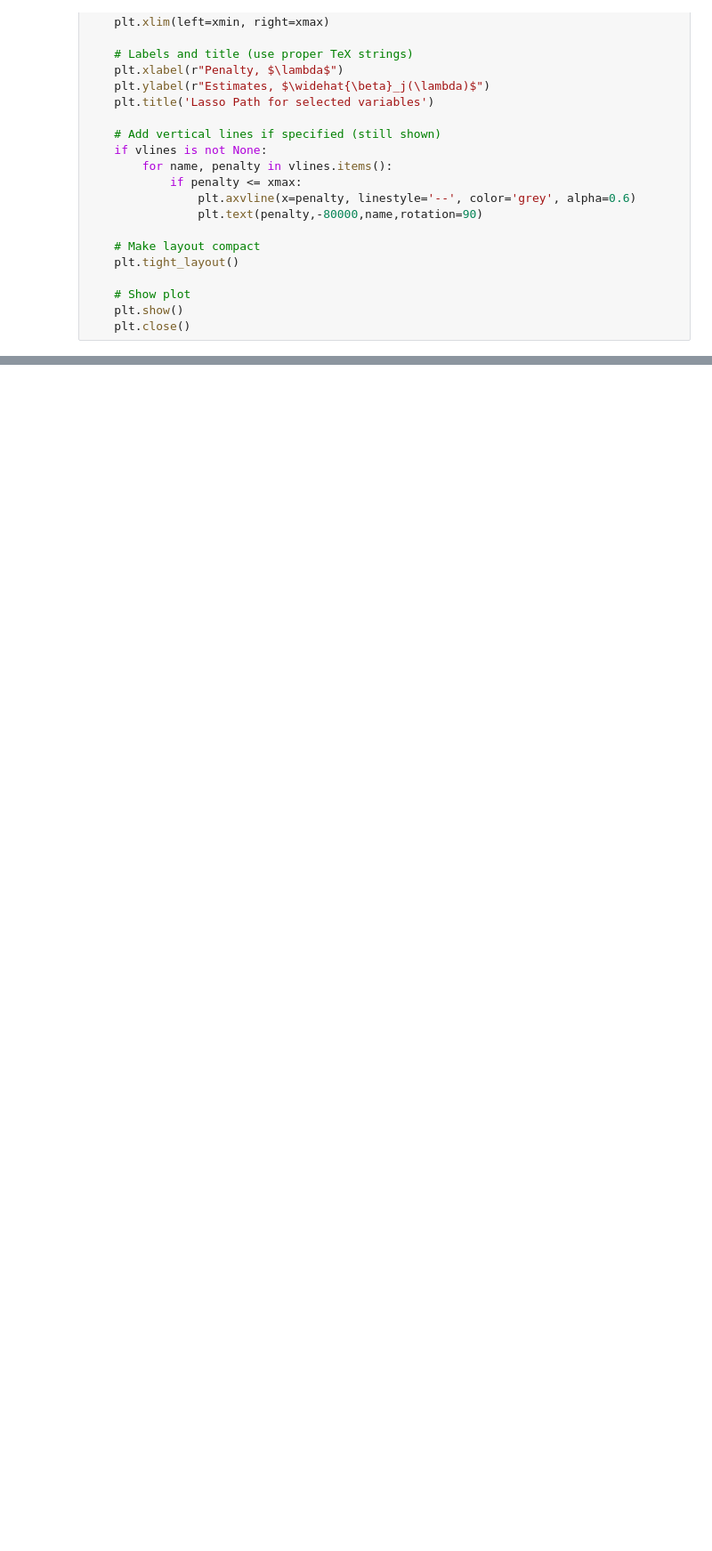
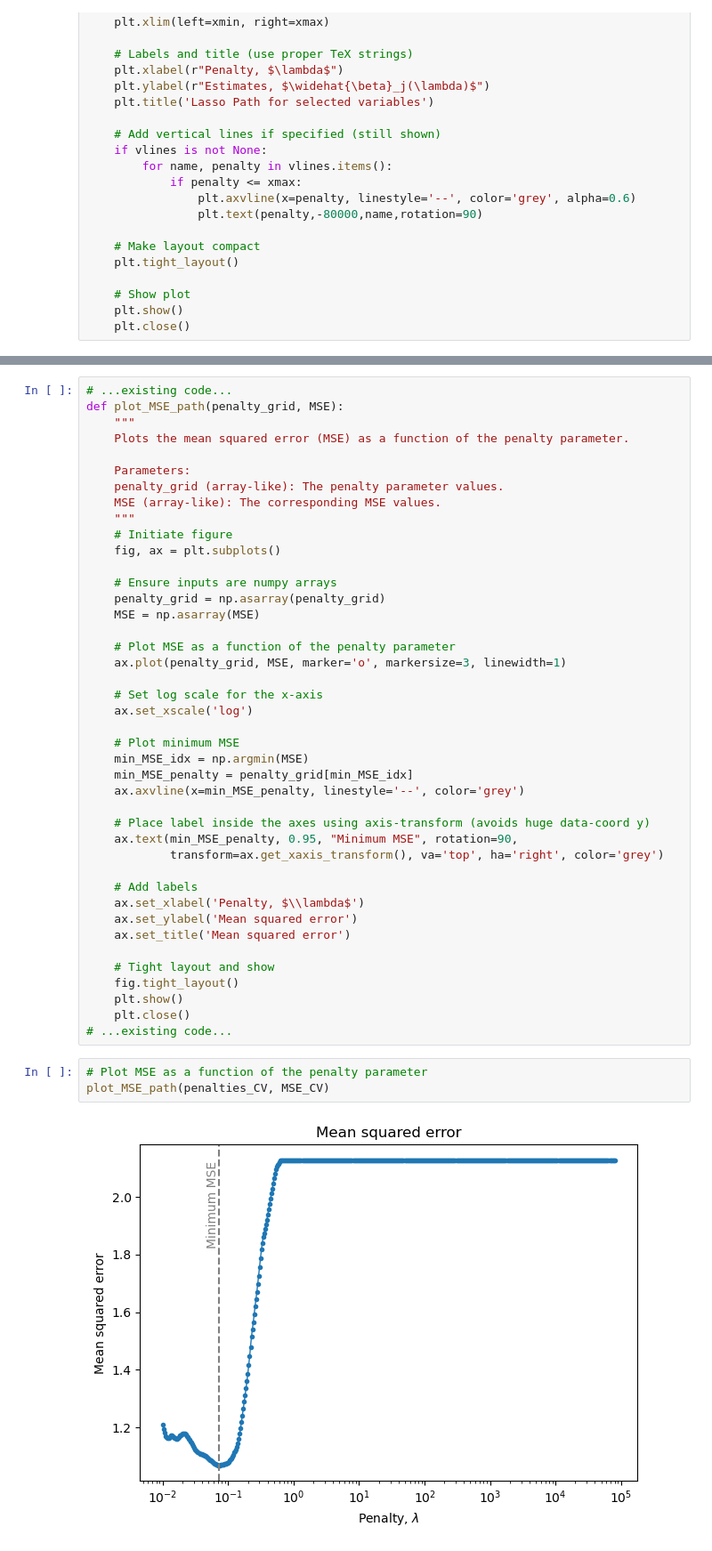
Before and after one commit to LucasJantunen/AdvMicroEconometrics, a Jupyter notebook: Project 2/getting_started.ipynb, the cells around one changed output, grey strips where cells are left out. Shown at 89% size. Drawn from its saved outputs; the diff is of its cells as text; blank space fills up the shorter version.

```diff
--- a/Project 2/getting_started.ipynb
+++ b/Project 2/getting_started.ipynb
@@ -620,0 +742,47 @@ Never selected: ['elevstd', 'iron']
+# %%
+# ...existing code...
+def plot_MSE_path(penalty_grid, MSE):
+    """
+    Plots the mean squared error (MSE) as a function of the penalty parameter.
+
+    Parameters:
+    penalty_grid (array-like): The penalty parameter values.
+    MSE (array-like): The corresponding MSE values.
+    """
+    # Initiate figure
+    fig, ax = plt.subplots()
+
+    # Ensure inputs are numpy arrays
+    penalty_grid = np.asarray(penalty_grid)
+    MSE = np.asarray(MSE)
+
+    # Plot MSE as a function of the penalty parameter
+    ax.plot(penalty_grid, MSE, marker='o', markersize=3, linewidth=1)
+
+    # Set log scale for the x-axis
+    ax.set_xscale('log')
+
+    # Plot minimum MSE
+    min_MSE_idx = np.argmin(MSE)
+    min_MSE_penalty = penalty_grid[min_MSE_idx]
+    ax.axvline(x=min_MSE_penalty, linestyle='--', color='grey')
+
+    # Place label inside the axes using axis-transform (avoids huge data-coord y)
+    ax.text(min_MSE_penalty, 0.95, "Minimum MSE", rotation=90,
+            transform=ax.get_xaxis_transform(), va='top', ha='right', color='grey')
+
+    # Add labels
+    ax.set_xlabel('Penalty, $\\lambda$')
+    ax.set_ylabel('Mean squared error')
+    ax.set_title('Mean squared error')
+
+    # Tight layout and show
+    fig.tight_layout()
+    plt.show()
+    plt.close()
+# ...existing code...
+# %%
+# Plot MSE as a function of the penalty parameter
+plot_MSE_path(penalties_CV, MSE_CV)
+# %% [output]
+[figure, added]
```
Also changed, not shown: parts of 23 cells of this notebook, 1 other file.
